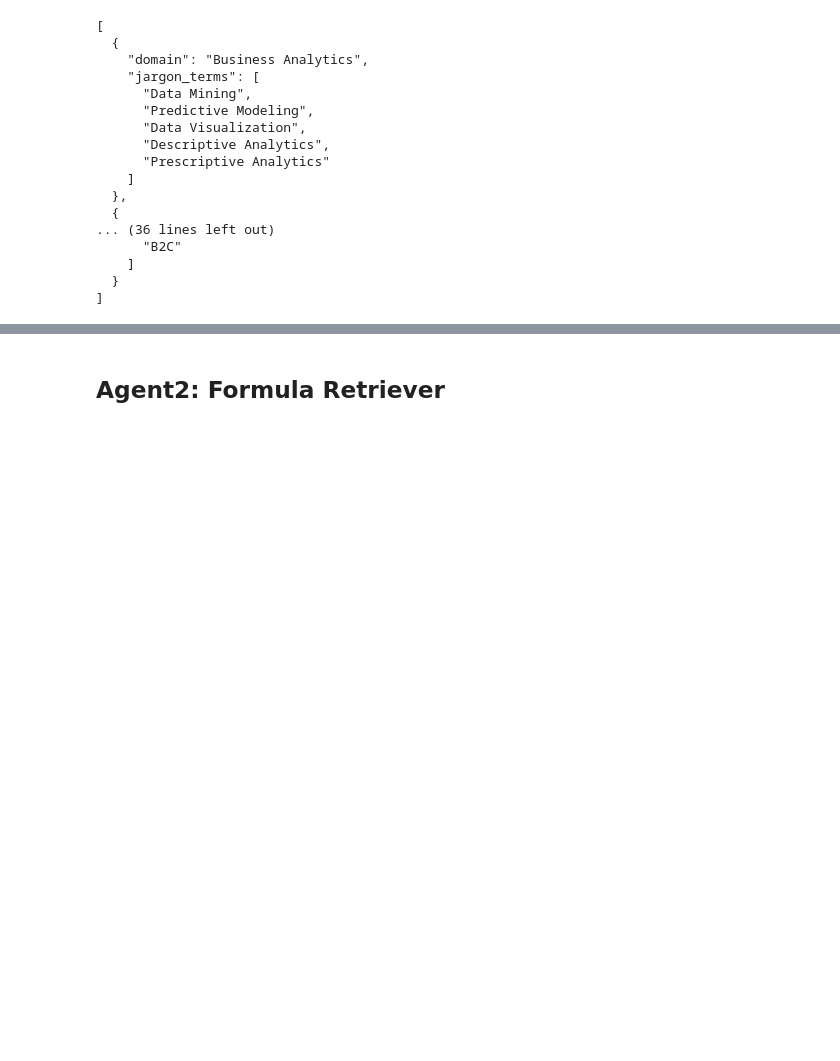
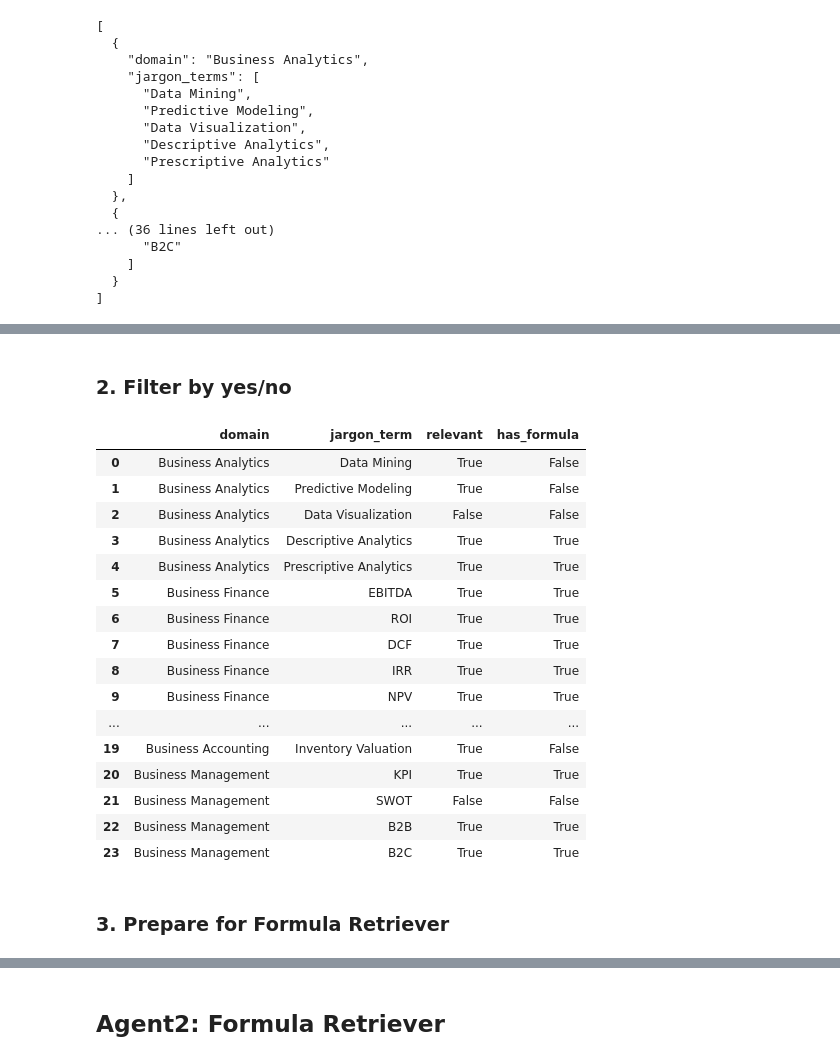
Before and after one commit to adrianomnn/D2D_Data2Dashboard, a Jupyter notebook: d2d_insight_distributor.ipynb, the cells around one changed output, grey strips where cells are left out. Saved outputs shown, nothing was run; the diff lists cells and outputs as text; code cells hidden in the pictures; blank space fills up the shorter version.

Commit message:
add some filter to clean the result from detector

```diff
--- a/d2d_insight_distributor.ipynb
+++ b/d2d_insight_distributor.ipynb
@@ -118,16 +112,15 @@ def search_examples(domain: str, n: int = 5) -> List[str]:
     except Exception:
         pass
 
-    # ② Regex rescue
-    match = re.search(r\"\\[.*?\\]\", raw, re.S)
+    match = re.search(r"\[(.*?)\]", raw_response, re.S)
     if match:
-        rough = re.split(r\"[\\\"',\\[\\]]+\", match.group(0))
+        rough = re.split(r"[\"',\[\]]+", match.group(1))
         cleaned = [t.strip() for t in rough if t.strip()]
         if cleaned:
-            return cleaned[:n]
+            return cleaned[:n_terms]
 
-    # ③ Generic fallback
-    return [\"metric\", \"indicator\", \"analysis\", \"benchmark\", \"trend\"][:n]
+    # 5️⃣  Final generic fallback
+    return ["metric", "indicator", "analysis", "benchmark", "trend"][:n_terms]
 
 # ---------- act ----------
 def act(state: DomainDetectorState) -> DomainDetectorState:
@@ -851,0 +951,25 @@ if __name__ == "__main__":
+# %%
+from collections import Counter
+
+# keep the first occurrence of any jargon term;
+# drop later duplicates that show up in other domains.
+
+def get_first_unique_pairs(domains_found):
+    """
+    Keep the first‑seen (domain, jargon) pair for every jargon_term.
+    Later occurrences of the same jargon_term in other domains are skipped.
+    """
+    seen = set()
+    unique_pairs = []
+
+    for entry in domains_found:          # keep original order
+        dom = entry["domain"]
+        for term in entry["jargon_terms"]:
+            if term not in seen:         # only accept the first time we see it
+                unique_pairs.append({"domain": dom, "jargon_terms": term})
+                seen.add(term)
+
+    return unique_pairs
+
+cleaned = get_first_unique_pairs(domains)
+import json, pprint; pprint.pp(cleaned, width=60)
@@ -851,0 +994,2 @@ if __name__ == "__main__":
+# %% [markdown]
+### 2. Filter by yes/no
@@ -851,0 +1086,25 @@ if __name__ == "__main__":
+# %%
+evaluated = lc_relevance(cleaned, columns, column_types)
+
+import pandas as pd
+pd.DataFrame(evaluated)
+# %% [output]
+|  | domain | jargon_term | relevant | has_formula |
+| 0 | Business Analytics | Data Mining | True | False |
+| 1 | Business Analytics | Predictive Modeling | True | False |
+| 2 | Business Analytics | Data Visualization | False | False |
+| 3 | Business Analytics | Descriptive Analytics | True | True |
+| 4 | Business Analytics | Prescriptive Analytics | True | True |
+| 5 | Business Finance | EBITDA | True | True |
+| 6 | Business Finance | ROI | True | True |
+| 7 | Business Finance | DCF | True | True |
+| 8 | Business Finance | IRR | True | True |
+| 9 | Business Finance | NPV | True | True |
+| ... | ... | ... | ... | ... |
+| 19 | Business Accounting | Inventory Valuation | True | False |
+| 20 | Business Management | KPI | True | True |
+| 21 | Business Management | SWOT | False | False |
+| 22 | Business Management | B2B | True | True |
+| 23 | Business Management | B2C | True | True |
+# %% [markdown]
+### 3. Prepare for Formula Retriever
```
Also changed, not shown: parts of 17 cells of this notebook.
